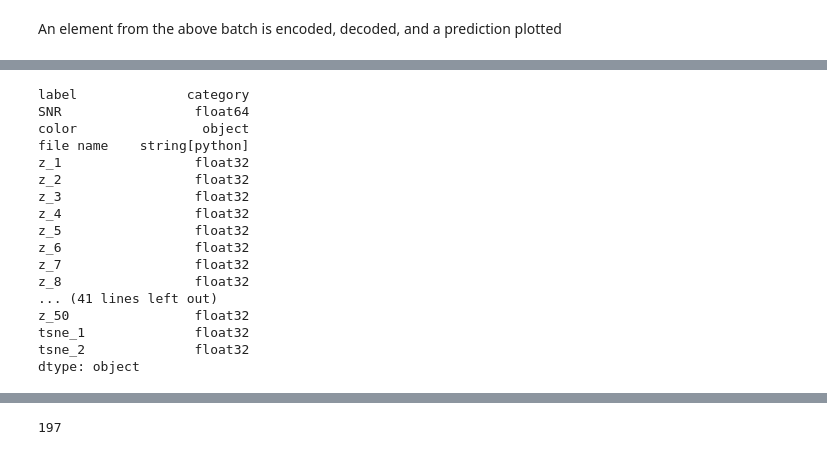
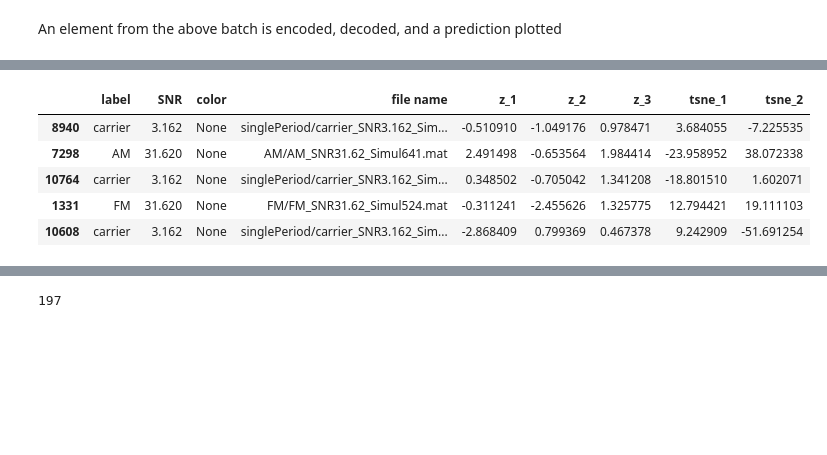
Before and after one commit to manuvazquez/VAEonXMM, a Jupyter notebook: nbs/results.ipynb, the cells around one changed output, grey strips where cells are left out. Drawn from its saved outputs; the diff is of its cells as text; code cells hidden in the pictures; blank space fills up the shorter version.

```diff
--- a/nbs/results.ipynb
+++ b/nbs/results.ipynb
@@ -309,21 +204,12 @@ df.head()
-# %%
-df.dtypes
-# %% [output]
-label              category
-SNR                 float64
-color                object
-file name    string[python]
-z_1                 float32
-z_2                 float32
-z_3                 float32
-z_4                 float32
-z_5                 float32
-z_6                 float32
-z_7                 float32
-z_8                 float32
-... (41 lines left out)
-z_50                float32
-tsne_1              float32
-tsne_2              float32
-dtype: object
+# %%
+df = trapallada.util.make_projections_df(ds, validation_dl, model.encoder)
+# df = trapallada.util.make_projections_df(ds, train_dl, model.encoder)
+df.head()
+# %% [output]
+|  | label | SNR | color | file name | z_1 | z_2 | z_3 | tsne_1 | tsne_2 |
+| 8940 | carrier | 3.162 | None | singlePeriod/carrier_SNR3.162_Sim... | -0.510910 | -1.049176 | 0.978471 | 3.684055 | -7.225535 |
+| 7298 | AM | 31.620 | None | AM/AM_SNR31.62_Simul641.mat | 2.491498 | -0.653564 | 1.984414 | -23.958952 | 38.072338 |
+| 10764 | carrier | 3.162 | None | singlePeriod/carrier_SNR3.162_Sim... | 0.348502 | -0.705042 | 1.341208 | -18.801510 | 1.602071 |
+| 1331 | FM | 31.620 | None | FM/FM_SNR31.62_Simul524.mat | -0.311241 | -2.455626 | 1.325775 | 12.794421 | 19.111103 |
+| 10608 | carrier | 3.162 | None | singlePeriod/carrier_SNR3.162_Sim... | -2.868409 | 0.799369 | 0.467378 | 9.242909 | -51.691254 |
 # %% [markdown]
```
Also changed, not shown: parts of 25 cells of this notebook, 6 other files.
